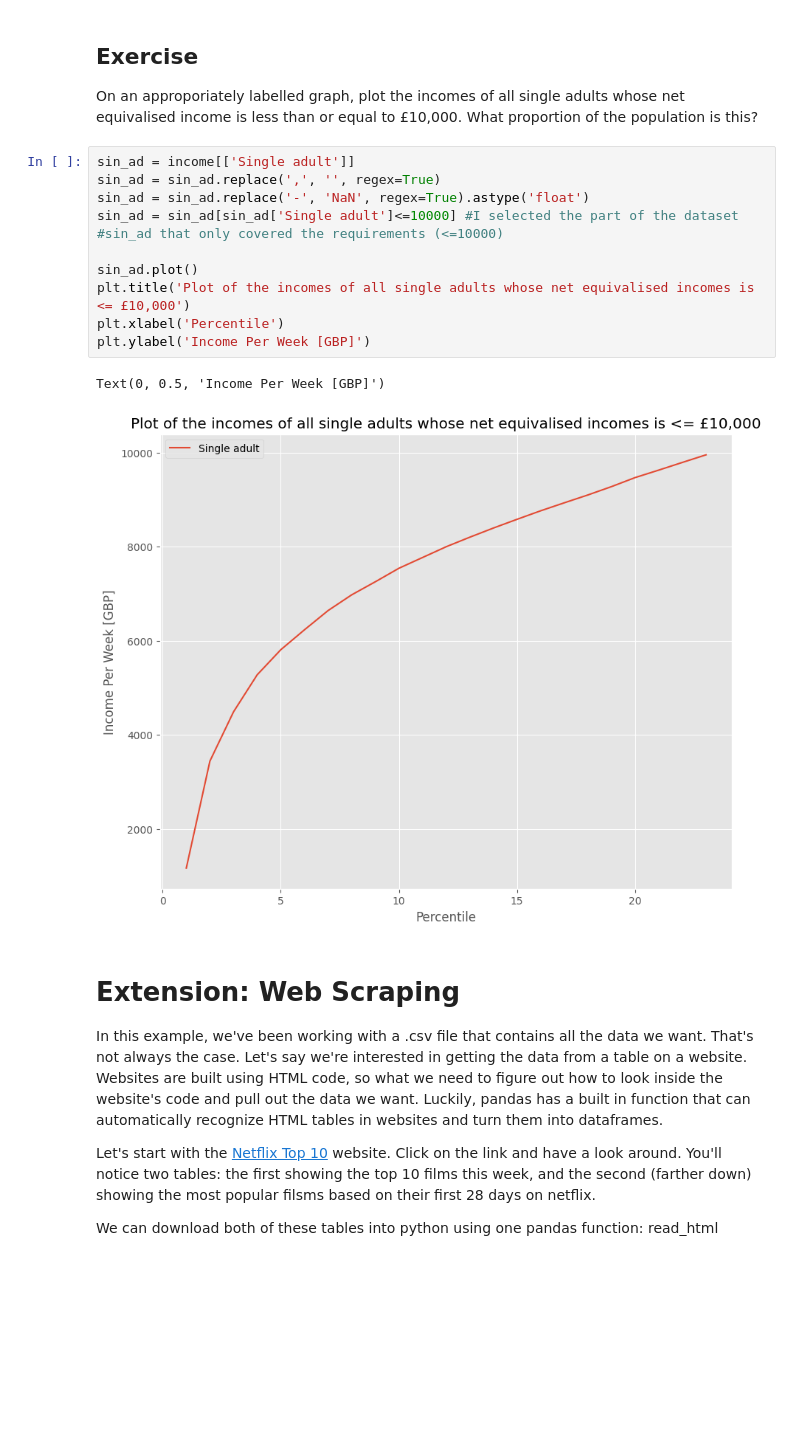
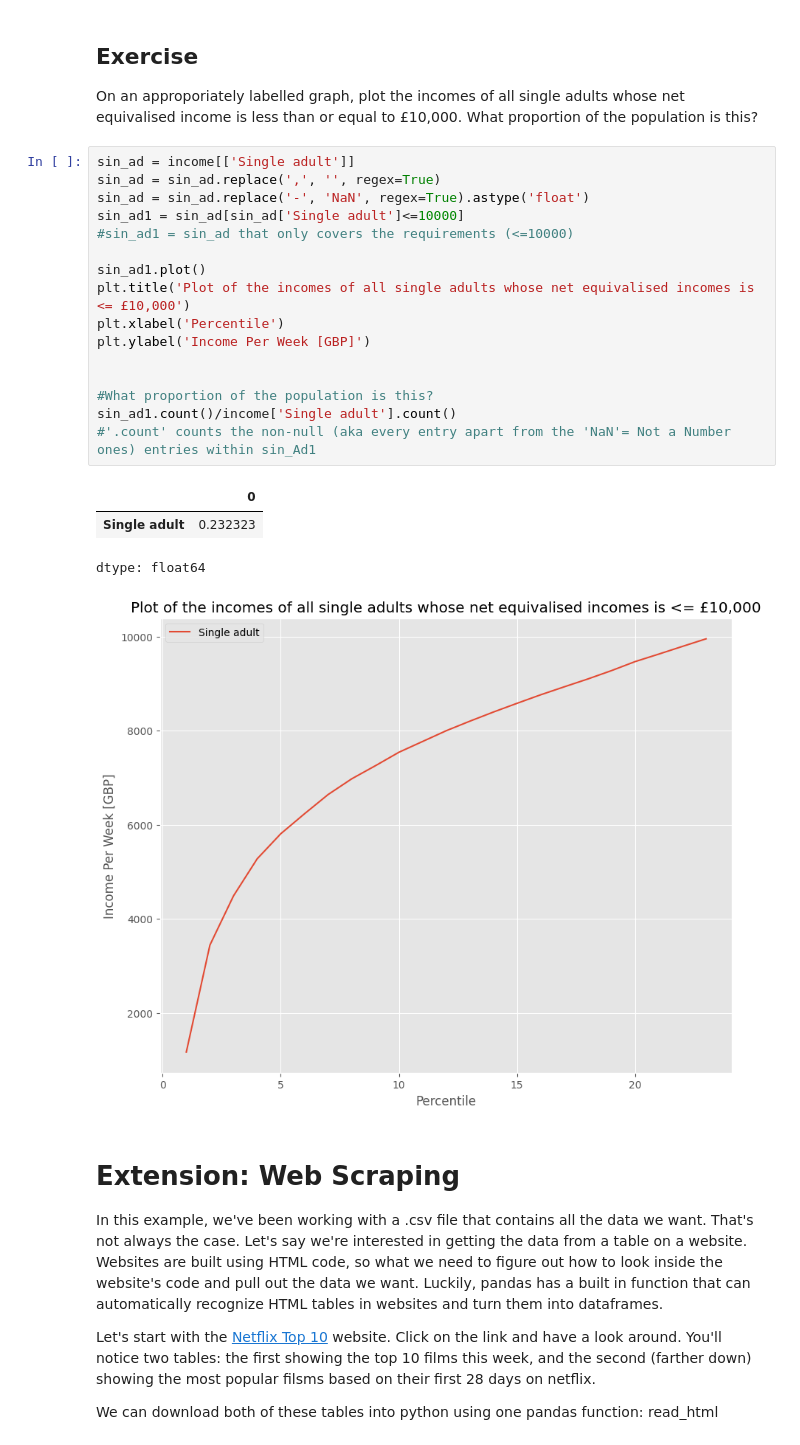
Before and after one commit to alixtrn/QM2, a Jupyter notebook: Copy of W2_Working_with_Data_in_Pandas.ipynb, the cells around one changed output. Cells and saved outputs as stored; diff of their text form; blank space fills up the shorter version.

```diff
--- a/Copy of W2_Working_with_Data_in_Pandas.ipynb
+++ b/Copy of W2_Working_with_Data_in_Pandas.ipynb
@@ -431,16 +431,23 @@ On an approporiately labelled graph, plot the incomes of all single adults whose
 # %%
 sin_ad = income[['Single adult']]
 sin_ad = sin_ad.replace(',', '', regex=True)
 sin_ad = sin_ad.replace('-', 'NaN', regex=True).astype('float')
-sin_ad = sin_ad[sin_ad['Single adult']<=10000] #I selected the part of the dataset
-#sin_ad that only covered the requirements (<=10000)
+sin_ad1 = sin_ad[sin_ad['Single adult']<=10000]
+#sin_ad1 = sin_ad that only covers the requirements (<=10000)
 
-sin_ad.plot()
+sin_ad1.plot()
 plt.title('Plot of the incomes of all single adults whose net equivalised incomes is <= £10,000')
 plt.xlabel('Percentile')
 plt.ylabel('Income Per Week [GBP]')
+
+
+#What proportion of the population is this?
+sin_ad1.count()/income['Single adult'].count()
+#'.count' counts the non-null (aka every entry apart from the 'NaN'= Not a Number ones) entries within sin_Ad1
 # %% [output]
+|  | 0 |
+| Single adult | 0.232323 |
-Text(0, 0.5, 'Income Per Week [GBP]')
+dtype: float64
 [figure]
 # %% [markdown]
 # Extension: Web Scraping
```
